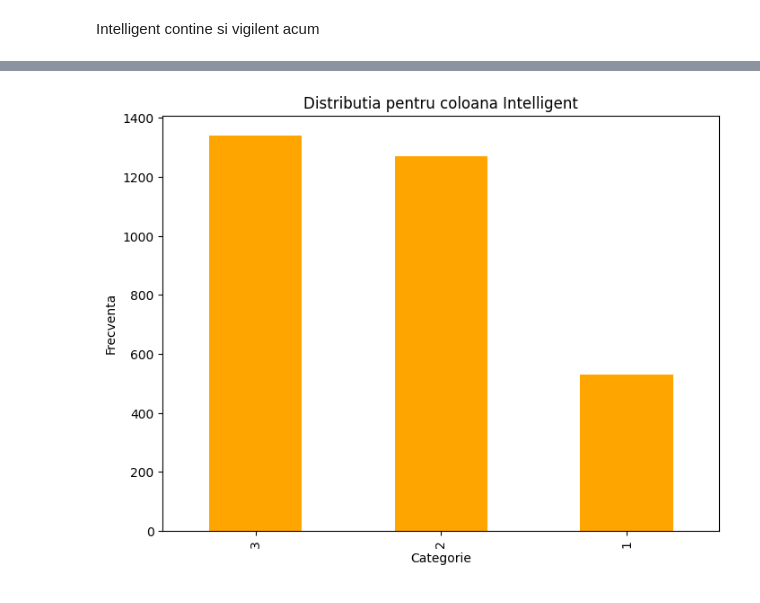
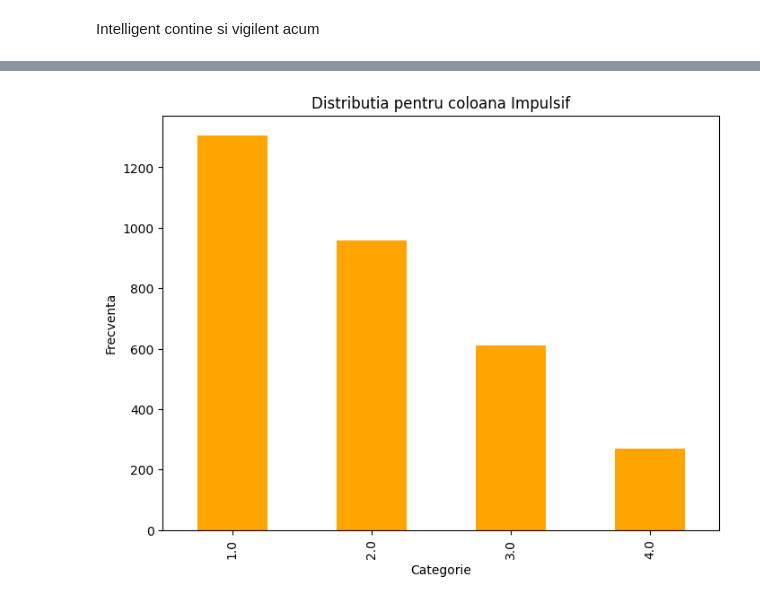
Before and after one commit to BejenaruIoanMatei/FacultateAI, a Jupyter notebook: Dataset/Analysis.ipynb, the cells around one changed output, grey strips where cells are left out. Cells and saved outputs as stored; diff of their text form; code cells hidden in the pictures.

Commit message:
Dataset pt 19
Brutal -> gone

```diff
--- a/Dataset/Analysis.ipynb
+++ b/Dataset/Analysis.ipynb
@@ -1042,0 +1062,5 @@ Intelligent contine si vigilent acum
+# %%
+data_final['Impulsif'] = data_final[['Impulsif','Brutal']].mean(axis=1)
+
+distributie = data_final['Impulsif'].value_counts()
+print(distributie)
@@ -1042,0 +1089,12 @@ Intelligent contine si vigilent acum
+# %%
+data_final['Impulsif'] = data_final['Impulsif'].apply(lambda x: 1 if x < 2 else x)
+# %%
+distributie = data_final['Impulsif'].value_counts().sort_index()
+
+distributie.plot(kind='bar', color='orange', figsize=(8, 6))
+plt.title('Distributia pentru coloana Impulsif')
+plt.xlabel('Categorie')
+plt.ylabel('Frecventa')
+plt.show()
+# %% [output]
+[figure, added]
@@ -1045,11 +1104 @@ Intelligent contine si vigilent acum
 data_final.to_excel('/Users/user/Documents/GitHub/FacultateAI/Dataset/dataset_final_v1.xlsx', index=False)
-# %%
-distributie = data_final['Intelligent'].value_counts()
-
-distributie.plot(kind='bar', color='orange', figsize=(8, 6))
-plt.title('Distributia pentru coloana Intelligent')
-plt.xlabel('Categorie')
-plt.ylabel('Frecventa')
-plt.show()
-# %% [output]
-[figure, removed]
```
Also changed, not shown: parts of 14 cells of this notebook, 1 other file.
